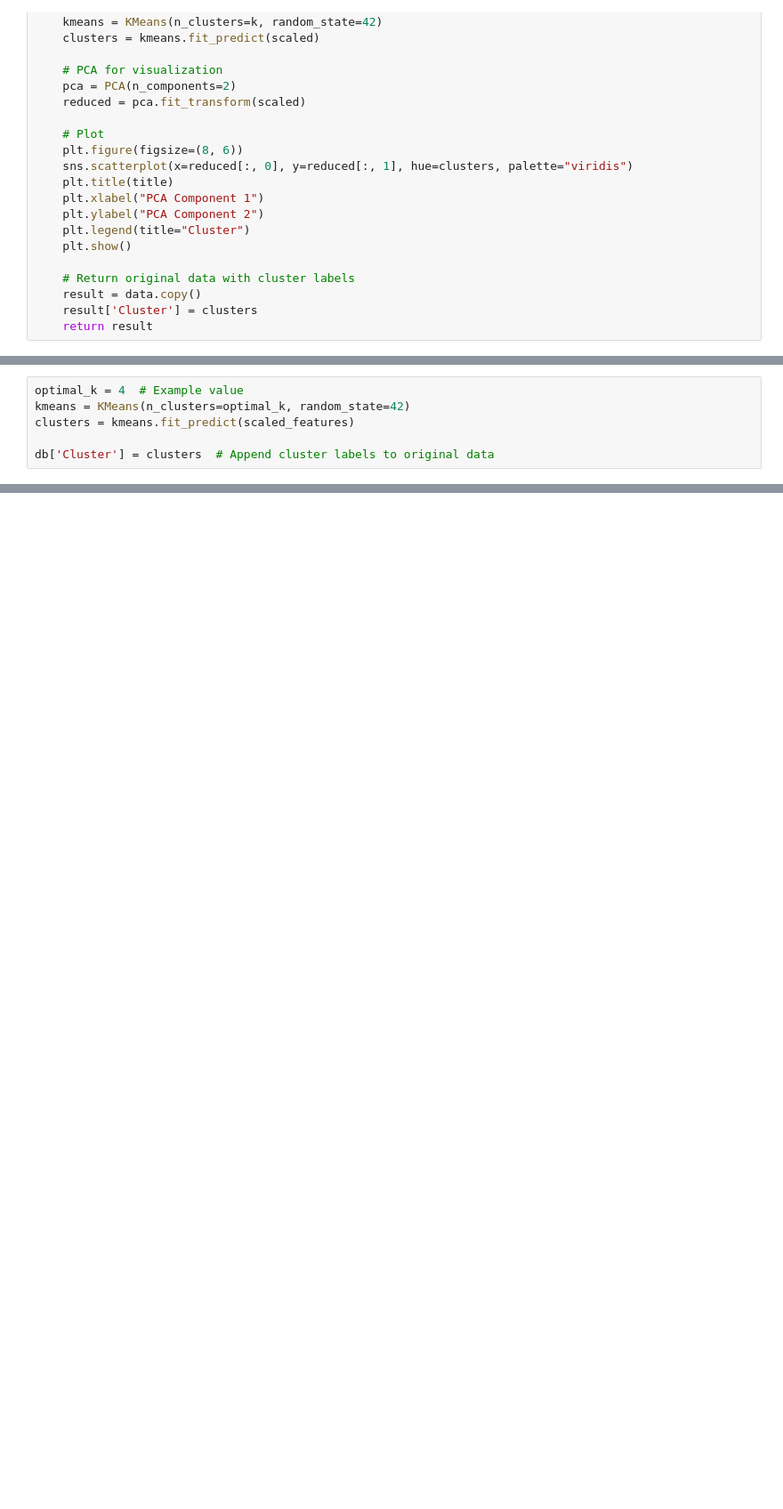
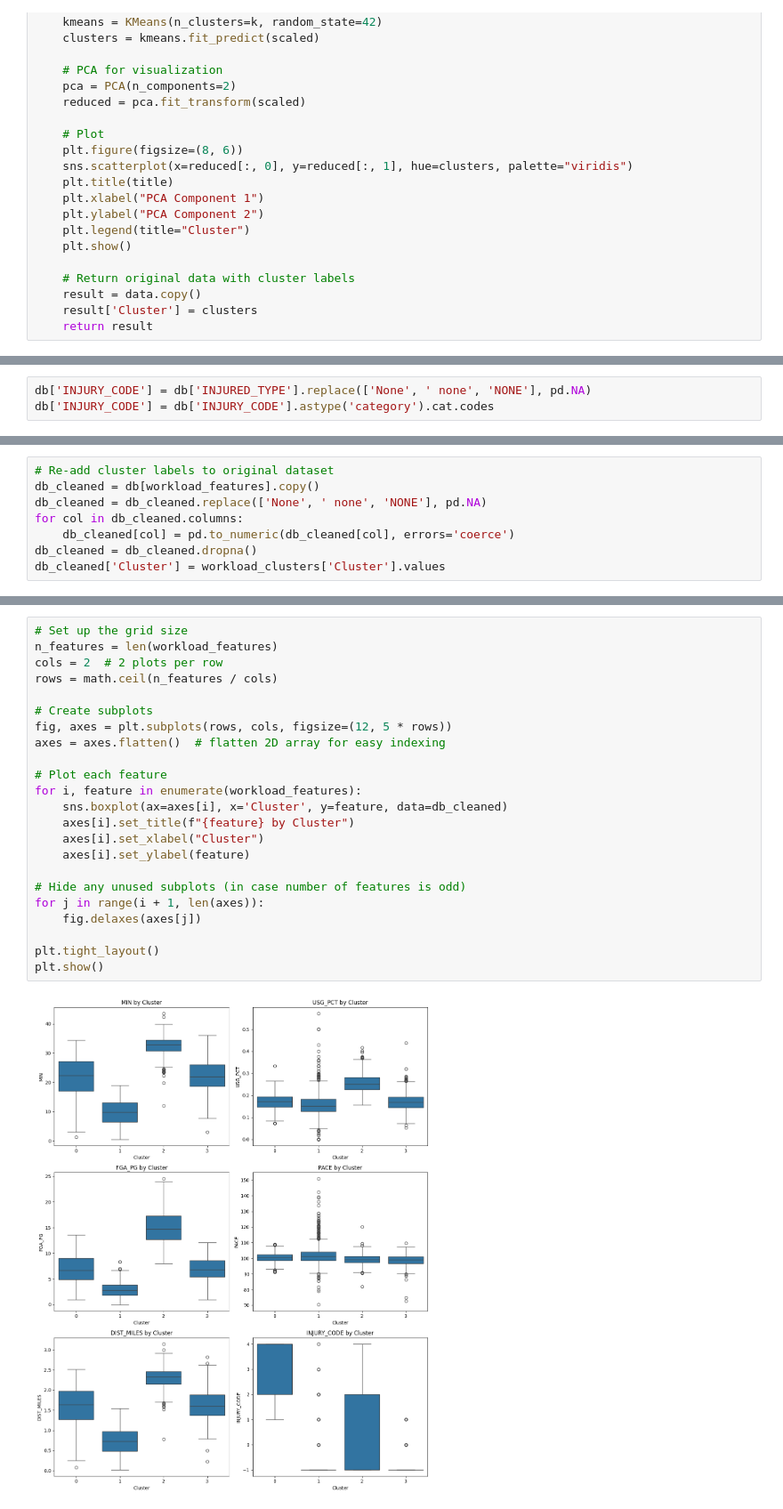
Before and after one commit to luciocanepa/data_science_project, a Jupyter notebook: clustering attempt.ipynb, the cells around one changed output, grey strips where cells are left out. Shown at 89% size. Drawn from its saved outputs; the diff is of its cells as text; blank space fills up the shorter version.

```diff
--- a/clustering attempt.ipynb
+++ b/clustering attempt.ipynb
@@ -137,3 +128,6 @@ ValueError: Found array with 0 sample(s) (shape=(0, 5)) while a minimum of 1 is
+# %%
+db['INJURY_CODE'] = db['INJURED_TYPE'].replace(['None', ' none', 'NONE'], pd.NA)
+db['INJURY_CODE'] = db['INJURY_CODE'].astype('category').cat.codes
 # %%
 # 3. Workload Categorization: Based on intensity and minutes
 workload_features = [
@@ -145,6 +138,0 @@ workload_clusters = run_clustering(workload_features, k=4, title="Workload Categ
-# %%
-optimal_k = 4  # Example value
-kmeans = KMeans(n_clusters=optimal_k, random_state=42)
-clusters = kmeans.fit_predict(scaled_features)
-
-db['Cluster'] = clusters  # Append cluster labels to original data
@@ -159,0 +139,8 @@ plt.show()
+# %%
+# Re-add cluster labels to original dataset
+db_cleaned = db[workload_features].copy()
+db_cleaned = db_cleaned.replace(['None', ' none', 'NONE'], pd.NA)
+for col in db_cleaned.columns:
+    db_cleaned[col] = pd.to_numeric(db_cleaned[col], errors='coerce')
+db_cleaned = db_cleaned.dropna()
+db_cleaned['Cluster'] = workload_clusters['Cluster'].values
@@ -159,0 +167,25 @@ plt.show()
+# %%
+# Set up the grid size
+n_features = len(workload_features)
+cols = 2  # 2 plots per row
+rows = math.ceil(n_features / cols)
+
+# Create subplots
+fig, axes = plt.subplots(rows, cols, figsize=(12, 5 * rows))
+axes = axes.flatten()  # flatten 2D array for easy indexing
+
+# Plot each feature
+for i, feature in enumerate(workload_features):
+    sns.boxplot(ax=axes[i], x='Cluster', y=feature, data=db_cleaned)
+    axes[i].set_title(f"{feature} by Cluster")
+    axes[i].set_xlabel("Cluster")
+    axes[i].set_ylabel(feature)
+
+# Hide any unused subplots (in case number of features is odd)
+for j in range(i + 1, len(axes)):
+    fig.delaxes(axes[j])
+
+plt.tight_layout()
+plt.show()
+# %% [output]
+[figure, added]
```
Also changed, not shown: parts of 18 cells of this notebook.
